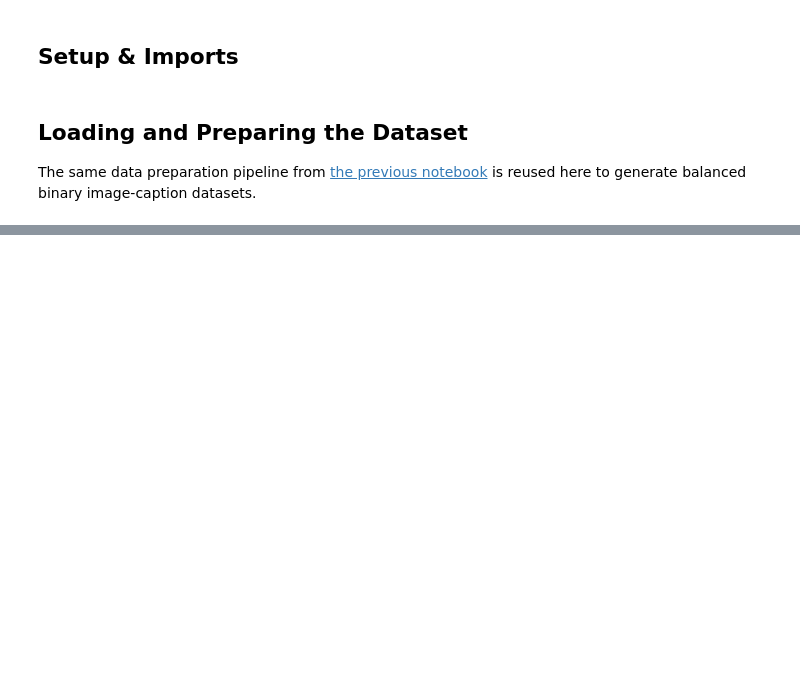
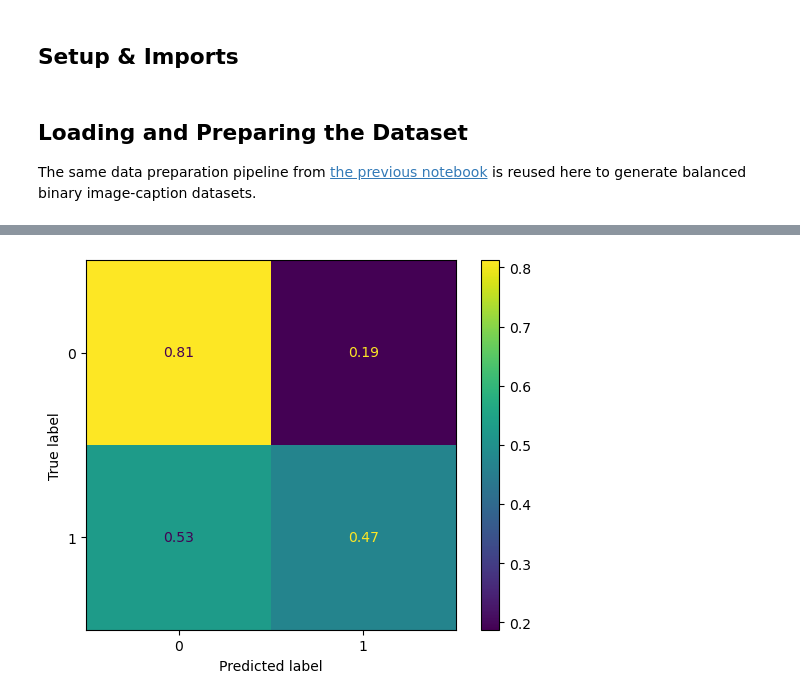
Before and after one commit to Maxstef/flickr30k-multimodal-retrieval, a Jupyter notebook: notebooks/03_baseline_models.ipynb, the cells around one changed output, grey strips where cells are left out. Saved outputs shown, nothing was run; the diff lists cells and outputs as text; code cells hidden in the pictures; blank space fills up the shorter version.

```diff
--- a/notebooks/03_baseline_models.ipynb
+++ b/notebooks/03_baseline_models.ipynb
@@ -69,0 +363,22 @@ Although this model does not use visual information, it provides a simple refere
+# %%
+from sklearn.neural_network import MLPClassifier
+from sklearn.metrics import accuracy_score, precision_score, recall_score, f1_score, classification_report
+
+def get_mlp_model(
+    hidden_layer_sizes=(64,),
+    learning_rate_init=1e-3,
+    max_iter=10,
+):
+    return MLPClassifier(
+        hidden_layer_sizes=hidden_layer_sizes,
+        activation="relu",
+        solver="adam",
+        batch_size=256,
+        learning_rate_init=learning_rate_init,
+        max_iter=max_iter,
+        random_state=RANDOM_SEED,
+        verbose=True,
+        early_stopping=True,
+        validation_fraction=0.1,
+        n_iter_no_change=3,
+    )
@@ -69,0 +436,7 @@ Although this model does not use visual information, it provides a simple refere
+# %%
+# increase max_iter a bit
+mlp = get_mlp_model(max_iter=20)
+# %%
+%%time
+# train on full train data - might be timeconsuming
+mlp.fit(X_train_multimodal, y_train)
@@ -69,0 +463,2 @@ Although this model does not use visual information, it provides a simple refere
+# %%
+y_val_pred_mlp = mlp.predict(X_val_multimodal)
@@ -69,0 +491,8 @@ Although this model does not use visual information, it provides a simple refere
+# %%
+ConfusionMatrixDisplay.from_predictions(
+    y_val,
+    y_val_pred_mlp,
+    normalize="true"
+);
+# %% [output]
+[figure, added]
```
Also changed, not shown: parts of 46 cells of this notebook, 5 other files.
